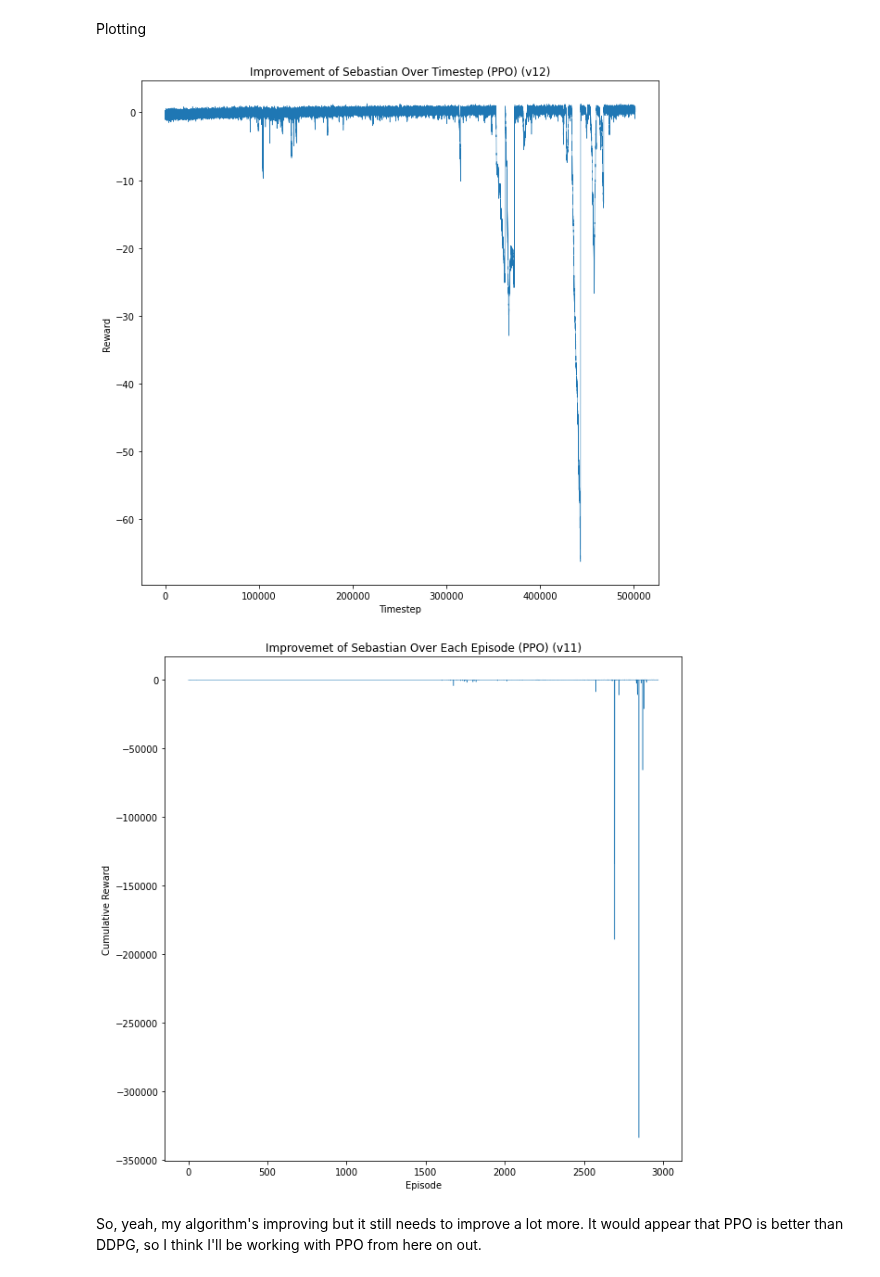
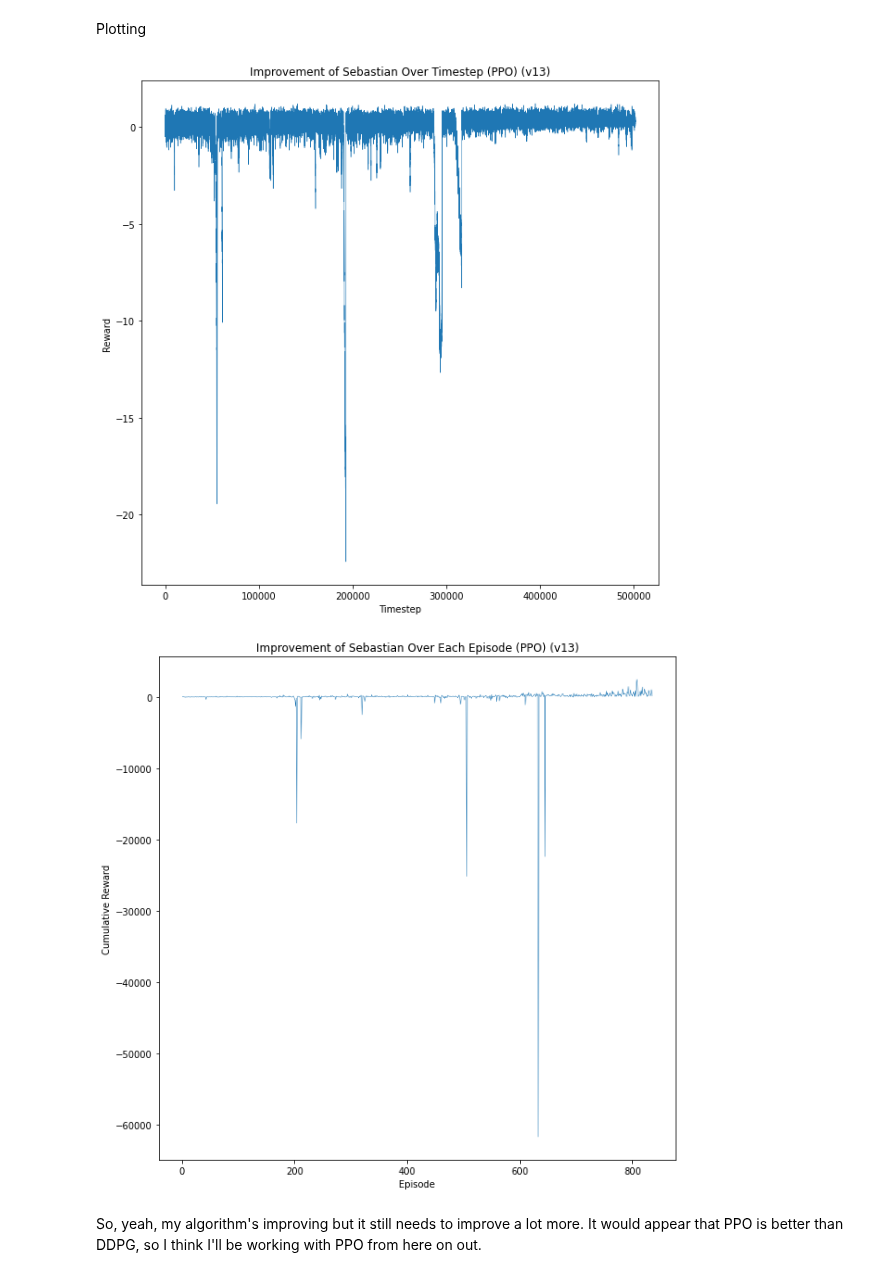
Before and after one commit to ahhuang007/Sebastian, a Jupyter notebook: colab.ipynb, the cells around one changed output. Saved outputs shown, nothing was run; the diff lists cells and outputs as text; code cells hidden in the pictures.

```diff
--- a/colab.ipynb
+++ b/colab.ipynb
@@ -316,27 +314,27 @@ Plotting
 # %%
 import matplotlib.pyplot as plt
 import numpy as np
 
 %matplotlib inline
 plt.rcParams["figure.figsize"]=(10,10)
 xs = range(1, len(data) + 1)
 plt.plot(xs, data, linewidth = 0.5)
 plt.xlabel("Timestep")
 plt.ylabel("Reward")
-plt.title("Improvement of Sebastian Over Timestep (PPO) (v12)")
+plt.title("Improvement of Sebastian Over Timestep (PPO) (v13)")
 plt.show()
 # %% [output]
-[figure, old version]
+[figure, new version]
 # %%
 plt.rcParams["figure.figsize"]=(10,10)
 xs = range(1, len(cum_data) + 1)
 plt.plot(xs, cum_data, linewidth = 0.5)
 plt.xlabel("Episode")
 plt.ylabel("Cumulative Reward")
-plt.title("Improvemet of Sebastian Over Each Episode (PPO) (v11)")
+plt.title("Improvement of Sebastian Over Each Episode (PPO) (v13)")
 plt.show()
 # %% [output]
-[figure, old version]
+[figure, new version]
 # %% [markdown]
 So, yeah, my algorithm's improving but it still needs to improve a lot more. It would appear that PPO is better than DDPG, so I think I'll be working with PPO from here on out.
 # %%
```
Also changed, not shown: parts of 10 cells of this notebook, 4 other files.
